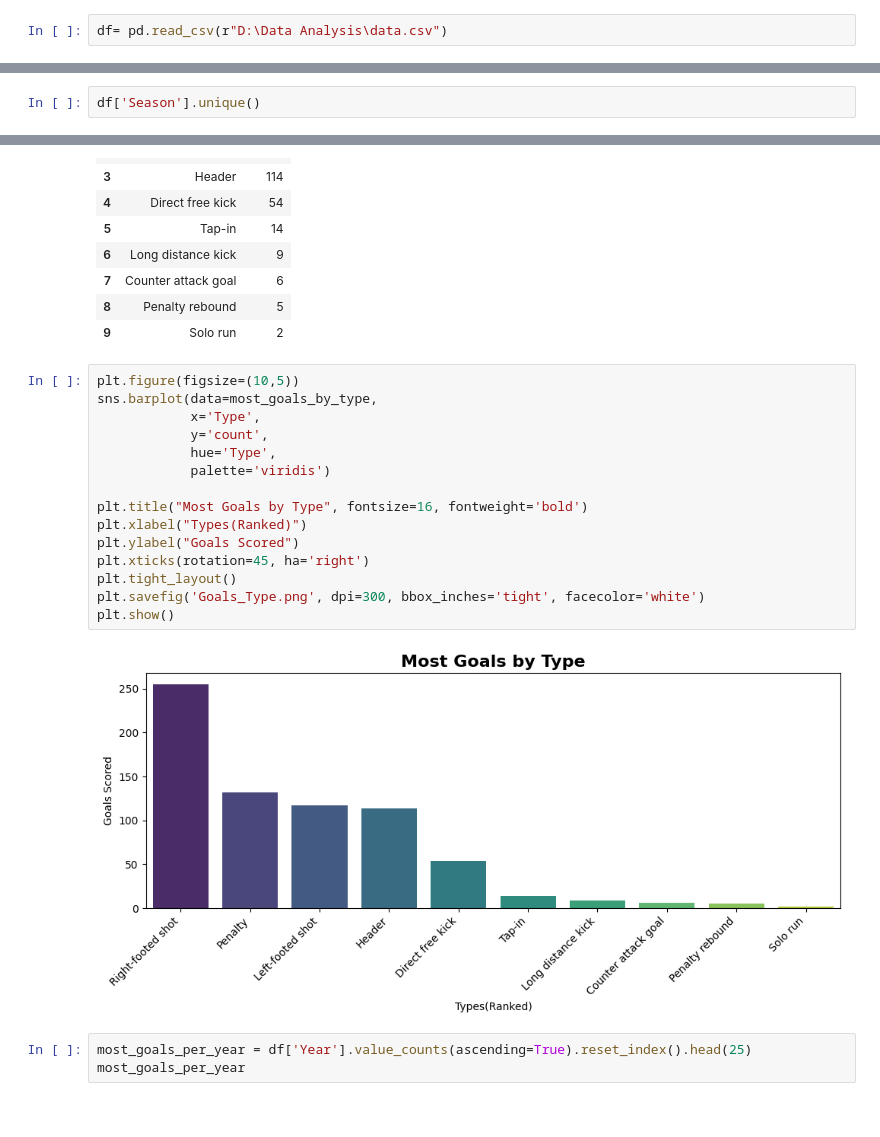
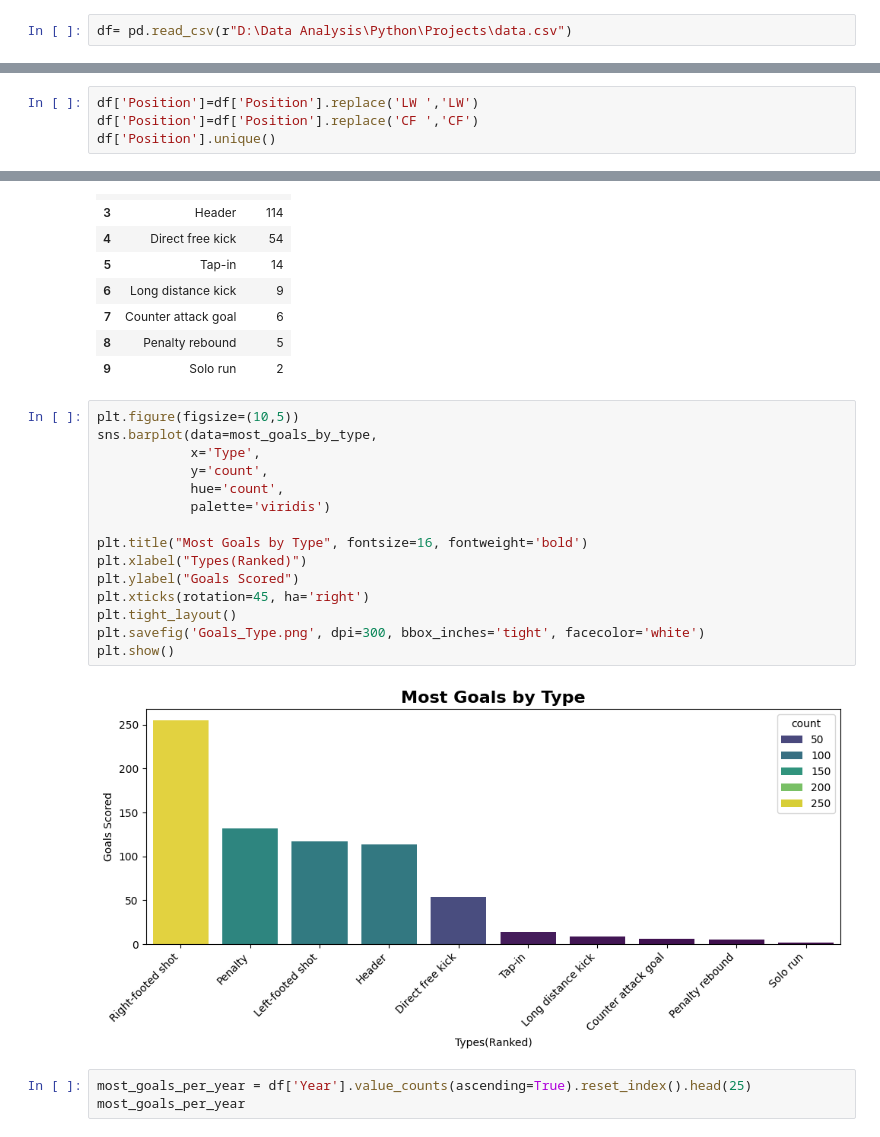
Before and after one commit to abdelhamideus/Project2, a Jupyter notebook: Project2.ipynb, the cells around one changed output, grey strips where cells are left out. Saved outputs shown, nothing was run; the diff lists cells and outputs as text.

```diff
--- a/Project2.ipynb
+++ b/Project2.ipynb
@@ -9,7 +9,7 @@ import seaborn as sns
 # %% [markdown]
 # 2. Load needed Dataset:
 # %%
-df= pd.read_csv(r"D:\Data Analysis\data.csv")
+df= pd.read_csv(r"D:\Data Analysis\Python\Projects\data.csv")
 # %%
 df.head()
 # %% [output]
@@ -291,5 +291,7 @@ array(['Solo run', 'Header', 'Right-footed shot', 'Left-footed shot',
        'Long distance kick', 'Counter attack goal',
        'Deflected shot on goal'], dtype=object)
 # %%
-df['Season'].unique()
+df['Position']=df['Position'].replace('LW ','LW')
+df['Position']=df['Position'].replace('CF ','CF')
+df['Position'].unique()
 # %% [output]
@@ -582,20 +579,20 @@ most_goals_by_type
 # %%
 plt.figure(figsize=(10,5))
 sns.barplot(data=most_goals_by_type,
             x='Type',
             y='count',
-            hue='Type',
+            hue='count',
             palette='viridis')
 
 plt.title("Most Goals by Type", fontsize=16, fontweight='bold')
 plt.xlabel("Types(Ranked)")
 plt.ylabel("Goals Scored")
 plt.xticks(rotation=45, ha='right')
 plt.tight_layout()
 plt.savefig('Goals_Type.png', dpi=300, bbox_inches='tight', facecolor='white')
 plt.show()
 # %% [output]
-[figure, old version]
+[figure, new version]
 # %%
 most_goals_per_year = df['Year'].value_counts(ascending=True).reset_index().head(25)
 most_goals_per_year
```
Also changed, not shown: parts of 6 cells of this notebook.
